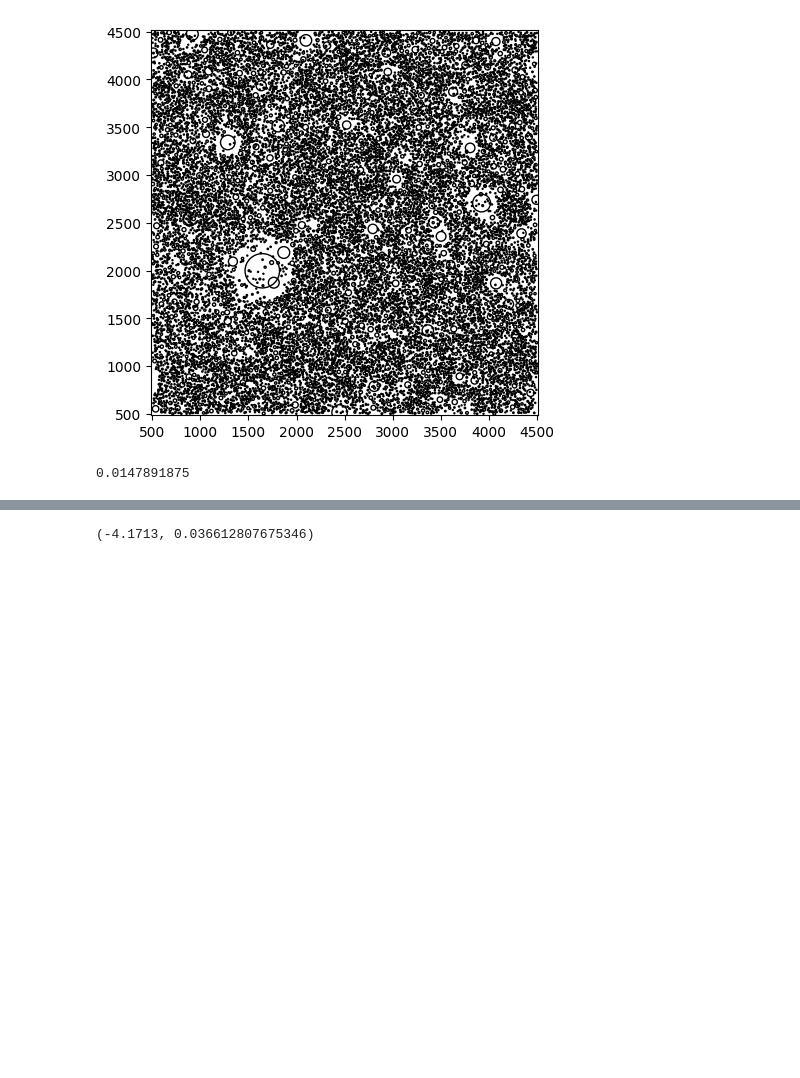
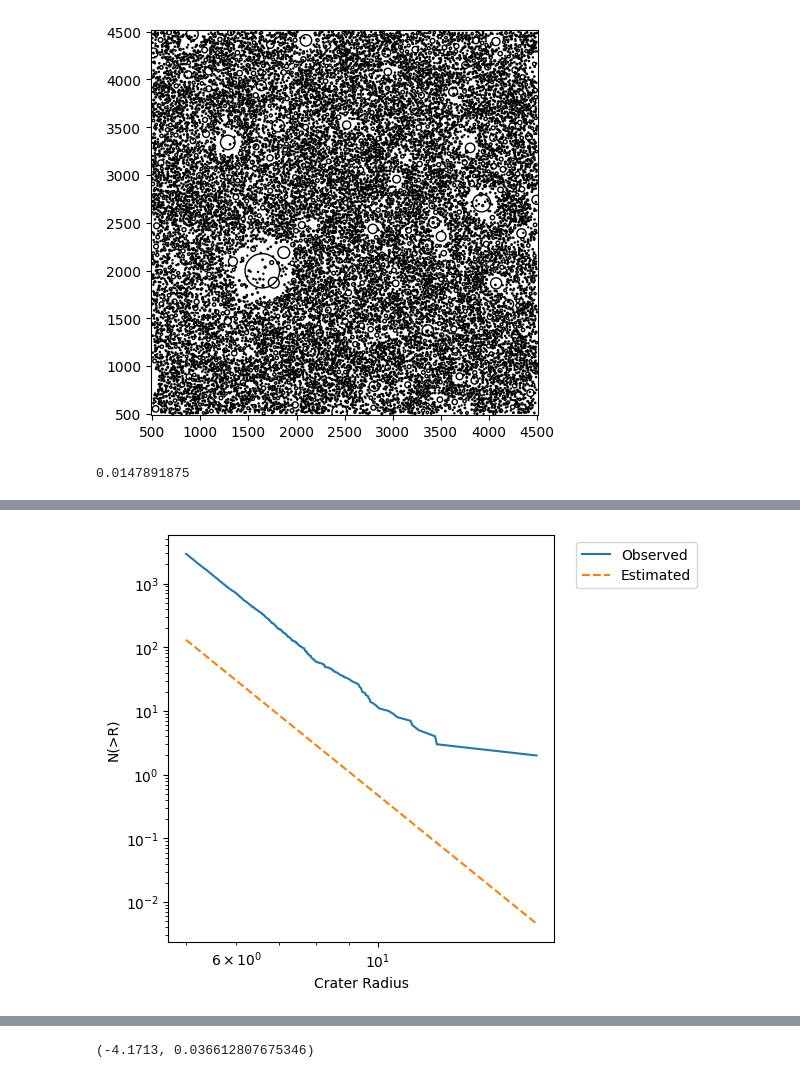
Before and after one commit to seanmason/saturation, a Jupyter notebook: notebooks/thesis/Chapter4/PointInTimePlots.ipynb, the cells around one changed output, grey strips where cells are left out. Cells and saved outputs as stored; diff of their text form; code cells hidden in the pictures; blank space fills up the shorter version.

```diff
--- a/notebooks/thesis/Chapter4/PointInTimePlots.ipynb
+++ b/notebooks/thesis/Chapter4/PointInTimePlots.ipynb
@@ -364,10 +484,10 @@ stats_df = spark.read.parquet(f"/data/saturation/deep_test/*/statistics_*.parque
 craters_df = spark.read.parquet(f"/data/saturation/deep_test/*/craters_*.parquet")
 removals_df = spark.read.parquet(f"/data/saturation/deep_test/*/crater_removals_*.parquet")
 
-simulation_id = 1
-target_n_craters_added_in_study_region = 3000000
+simulation_id = 6
+target_n_craters_added_in_study_region = 3000
 
-state_1_3000000 = get_state_at_time(
+state_6_3000 = get_state_at_time(
     stats_df,
     craters_df,
     removals_df,
@@ -378,0 +530,5 @@ state_1_3000000 = get_state_at_time(
+# %%
+slope = 8.1
+plot_sfds(state_6_3000, slope, intercept=6e7)
+# %% [output]
+[figure, added]
```
Also changed, not shown: parts of 22 cells of this notebook, 5 other files.
